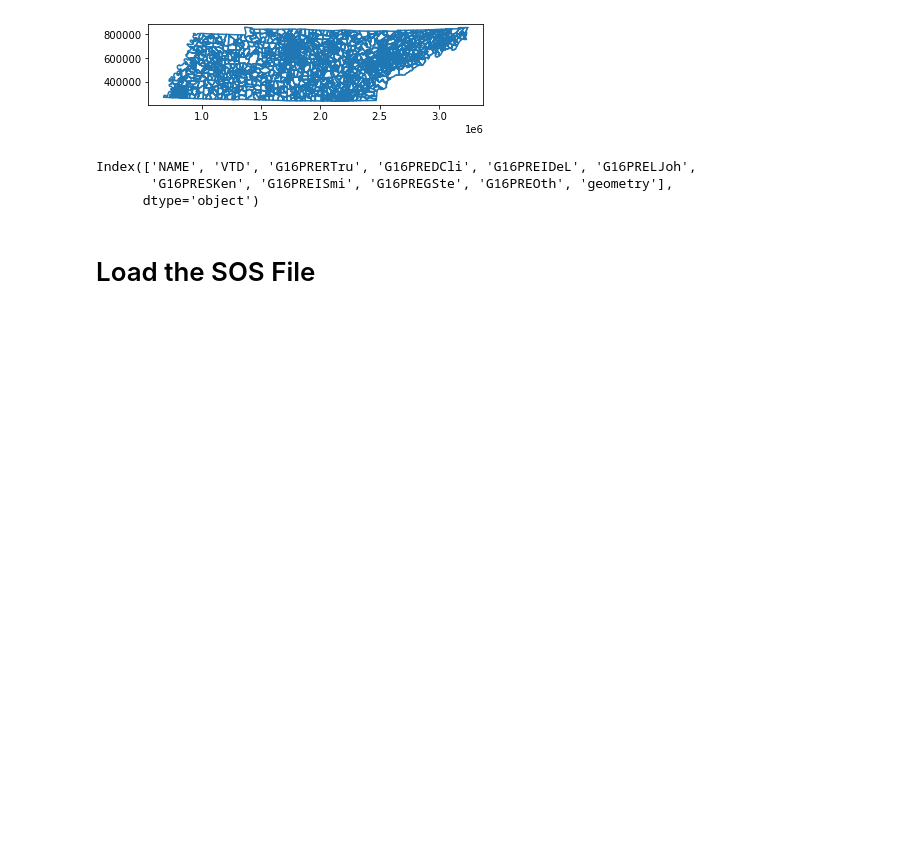
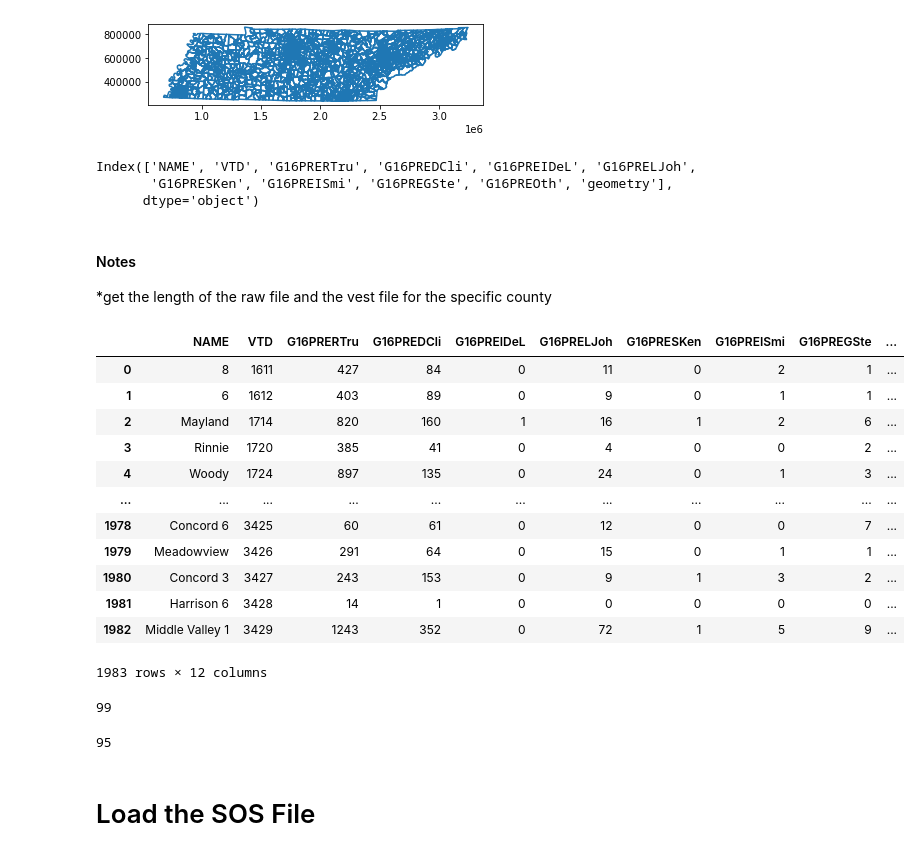
Before and after one commit to nonpartisan-redistricting-datahub/pdv-tn, a Jupyter notebook: vest-tn-2016-validation.ipynb, the cells around one changed output. Saved outputs shown, nothing was run; the diff lists cells and outputs as text; code cells hidden in the pictures; blank space fills up the shorter version.

```diff
--- a/vest-tn-2016-validation.ipynb
+++ b/vest-tn-2016-validation.ipynb
@@ -53,3 +53,8 @@ vest_shp.columns
 Index(['NAME', 'VTD', 'G16PRERTru', 'G16PREDCli', 'G16PREIDeL', 'G16PRELJoh',
        'G16PRESKen', 'G16PREISmi', 'G16PREGSte', 'G16PREOth', 'geometry'],
       dtype='object')
+# %% [markdown]
+#### Notes
+*get the length of the raw file and the vest file for the specific county
+# %%
+vest_shp['VTD'] = vest_shp['VTD'].apply(lambda x: x.zfill(4))
@@ -56,3 +63,27 @@ Index(['NAME', 'VTD', 'G16PRERTru', 'G16PREDCli', 'G16PREIDeL', 'G16PRELJoh',
+# %%
+vest_shp
+# %% [output]
+|  | NAME | VTD | G16PRERTru | G16PREDCli | G16PREIDeL | G16PRELJoh | G16PRESKen | G16PREISmi | G16PREGSte | ... |
+| 0 | 8 | 1611 | 427 | 84 | 0 | 11 | 0 | 2 | 1 | ... |
+| 1 | 6 | 1612 | 403 | 89 | 0 | 9 | 0 | 1 | 1 | ... |
+| 2 | Mayland | 1714 | 820 | 160 | 1 | 16 | 1 | 2 | 6 | ... |
+| 3 | Rinnie | 1720 | 385 | 41 | 0 | 4 | 0 | 0 | 2 | ... |
+| 4 | Woody | 1724 | 897 | 135 | 0 | 24 | 0 | 1 | 3 | ... |
+| ... | ... | ... | ... | ... | ... | ... | ... | ... | ... | ... |
+| 1978 | Concord 6 | 3425 | 60 | 61 | 0 | 12 | 0 | 0 | 7 | ... |
+| 1979 | Meadowview | 3426 | 291 | 64 | 0 | 15 | 0 | 1 | 1 | ... |
+| 1980 | Concord 3 | 3427 | 243 | 153 | 0 | 9 | 1 | 3 | 2 | ... |
+| 1981 | Harrison 6 | 3428 | 14 | 1 | 0 | 0 | 0 | 0 | 0 | ... |
+| 1982 | Middle Valley 1 | 3429 | 1243 | 352 | 0 | 72 | 1 | 5 | 9 | ... |
+1983 rows × 12 columns
+# %%
+len(vest_shp.county.unique())
+# %% [output]
+99
+# %%
+len(president_election_16["County"].unique())
+# %% [output]
+95
 # %% [markdown]
 # Load the SOS File
 # %% [markdown]
```
Also changed, not shown: parts of 21 cells of this notebook, 9 other files.
